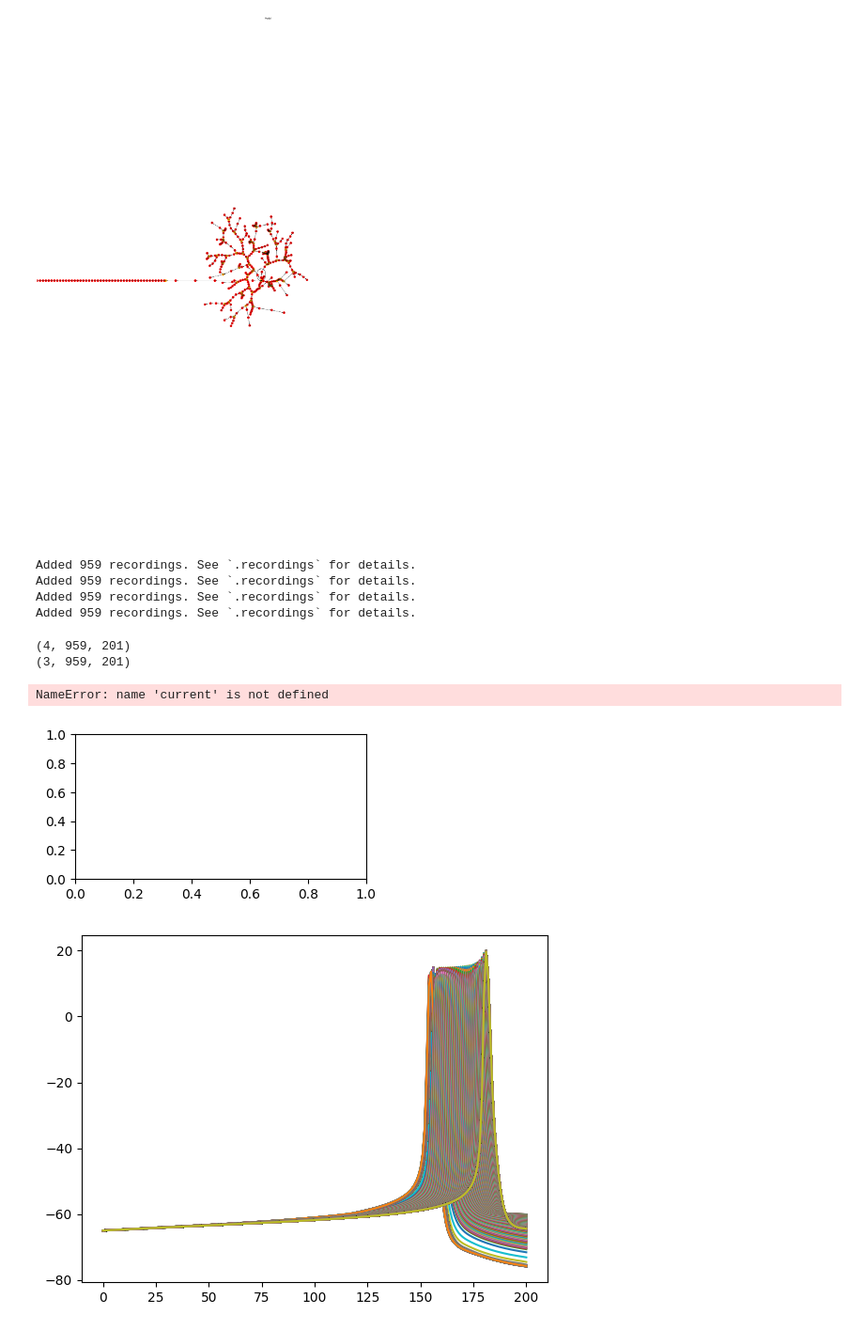
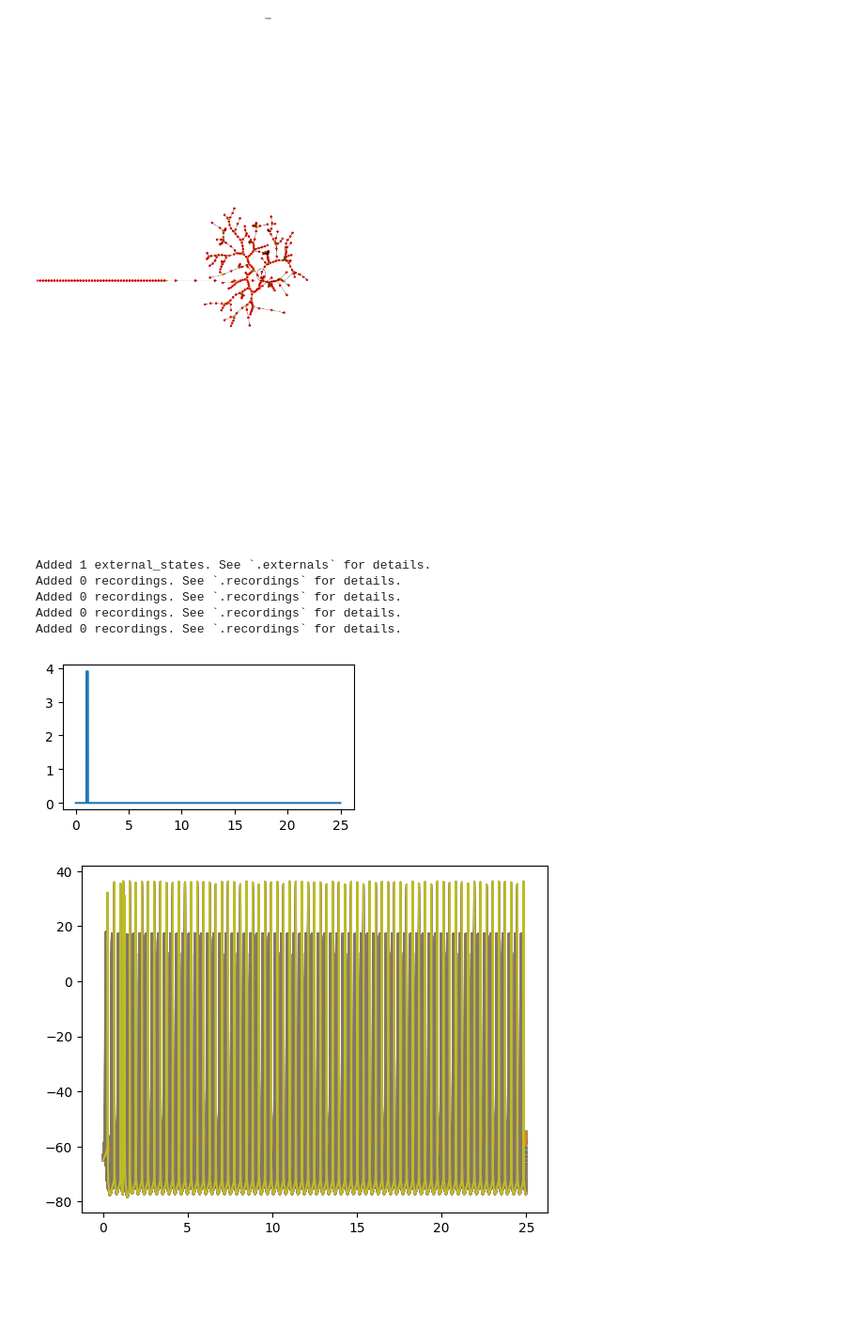
Before and after one commit to lanpouthakoun/STATS220-FINAL-PROJECT, a Jupyter notebook: src/main.ipynb, the cells around one changed output. Shown at 94% size. Saved outputs shown, nothing was run; the diff lists cells and outputs as text; code cells hidden in the pictures; blank space fills up the shorter version.

Commit message:
Moved the array above the cell

```diff
--- a/src/main.ipynb
+++ b/src/main.ipynb
@@ -363,10 +363,10 @@ plt.show()
 cell.delete_stimuli()
 
 dt = 0.05  # ms
-t_max = 10
+t_max = 25
 time_vec = np.arange(0, t_max+dt, dt)
-#current = jx.step_current(i_delay=1.0, i_dur=0.15, i_amp=0.1, delta_t=dt, t_max=t_max)
-#cell.branch(0).comp(0).stimulate(current)
+current = jx.step_current(i_delay=1.0, i_dur=0.15, i_amp=3.9, delta_t=dt, t_max=t_max)
+cell.branch(0).comp(0).stimulate(current)
 
 # Whatever is recorded will be returned by `jx.integrate()`. In this case,
 # we record 8 compartments and voltage + 3 currents each. Therefore, `jx.integrate`
@@ -376,29 +376,23 @@ cell.record("i_HH")
 cell.record("i_Ca")
 cell.record("i_KCa")
 
-true_outputs = jx.integrate(cell, t_max=t_max, delta_t=dt)
+true_outputs = jx.integrate(cell)
 true_outputs = true_outputs.reshape(4, ncomps, -1)
 # %% [output]
-Added 959 recordings. See `.recordings` for details.
-Added 959 recordings. See `.recordings` for details.
-Added 959 recordings. See `.recordings` for details.
-Added 959 recordings. See `.recordings` for details.
+Added 1 external_states. See `.externals` for details.
+Added 0 recordings. See `.recordings` for details.
+Added 0 recordings. See `.recordings` for details.
+Added 0 recordings. See `.recordings` for details.
+Added 0 recordings. See `.recordings` for details.
-# %%
-print(true_outputs.shape)
-print(true_outputs[1:].shape)
-# %% [output]
-(4, 959, 201)
-(3, 959, 201)
 # %%
 fig, ax = plt.subplots(1, 1, figsize=(4, 2))
 _ = plt.plot(time_vec, current)
 # %% [output]
-NameError: name 'current' is not defined
-[figure, old version]
+[figure, new version]
 # %%
 for i in range(1, ncomps+1):
-  plt.plot(true_outputs[0, i, :])
+  plt.plot(time_vec, true_outputs[0, i, :-1])
 # %% [output]
-[figure, old version]
+[figure, new version]
 # %%
 for i in range(1, ncomps+1):
```
Also changed, not shown: parts of 7 cells of this notebook.
